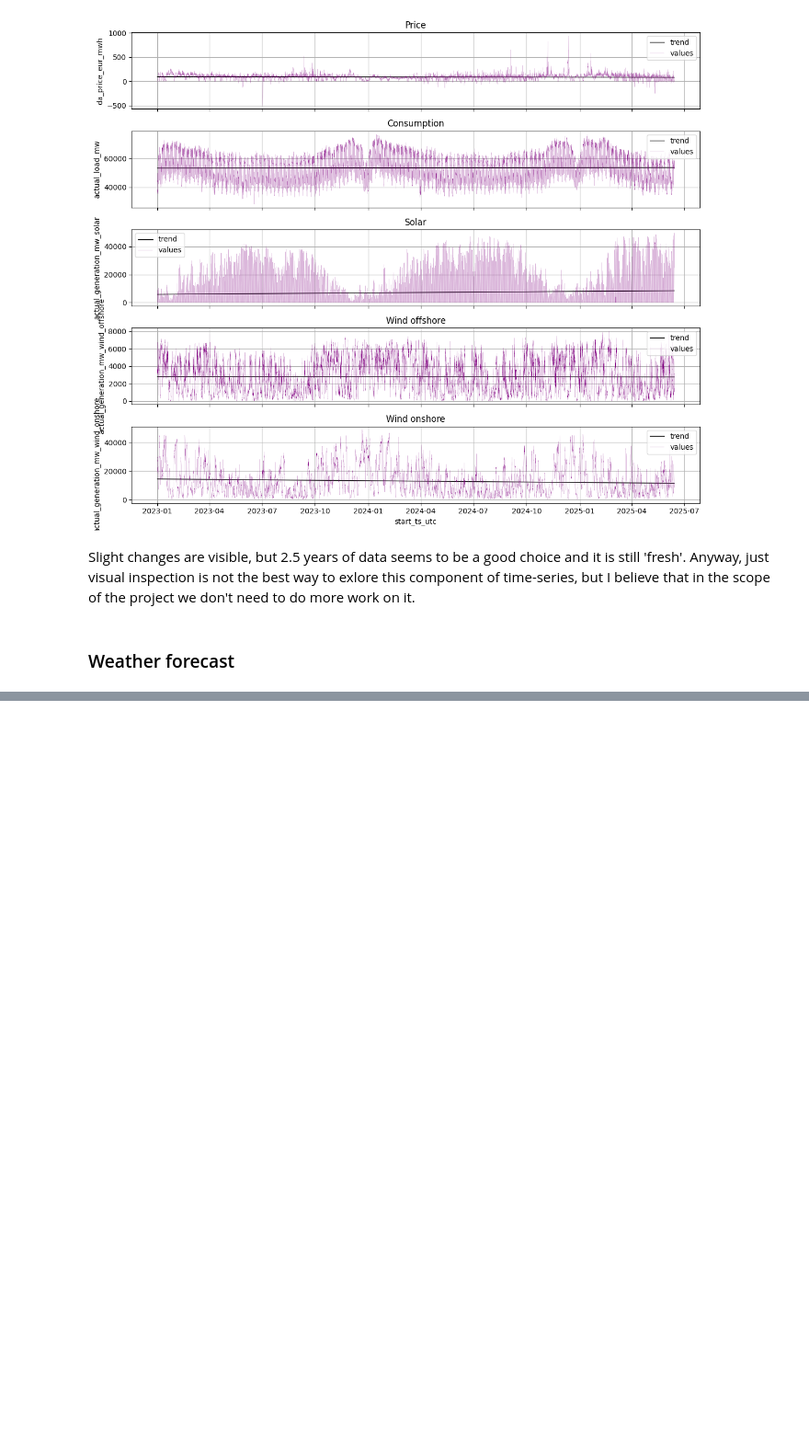
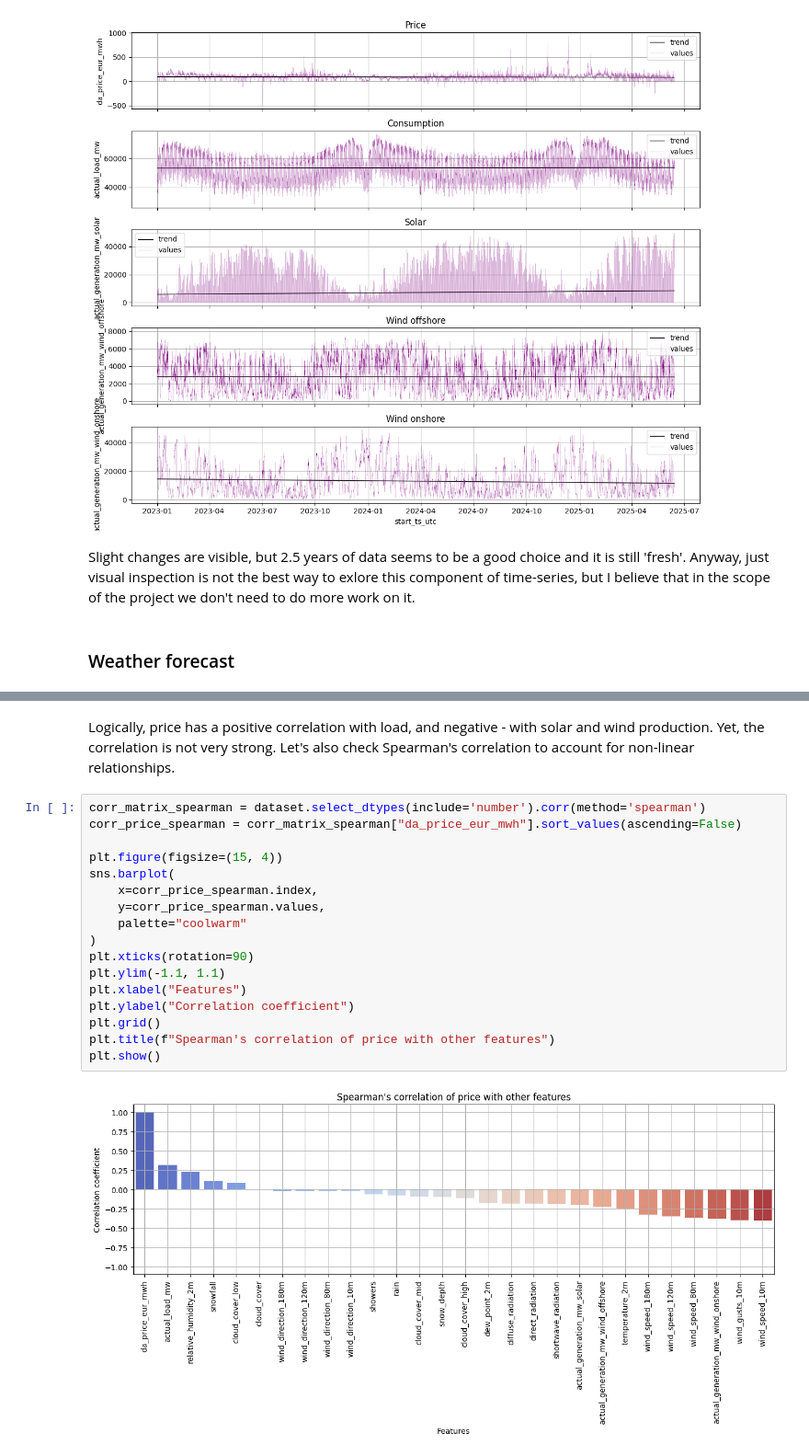
Before and after one commit to komyak9/Deep-Learning-for-Time-Series, a Jupyter notebook: notebooks/01_data_exploration.ipynb, the cells around one changed output, grey strips where cells are left out. Shown at 92% size. Drawn from its saved outputs; the diff is of its cells as text; blank space fills up the shorter version.

```diff
--- a/notebooks/01_data_exploration.ipynb
+++ b/notebooks/01_data_exploration.ipynb
@@ -414,0 +629,22 @@ Slight changes are visible, but 2.5 years of data seems to be a good choice and
+# %% [markdown]
+Logically, price has a positive correlation with load, and negative - with solar and wind production. Yet, the correlation is not very strong. </br>
+Let's also check Spearman's correlation to account for non-linear relationships.
+# %%
+corr_matrix_spearman = dataset.select_dtypes(include='number').corr(method='spearman')
+corr_price_spearman = corr_matrix_spearman["da_price_eur_mwh"].sort_values(ascending=False)
+
+plt.figure(figsize=(15, 4))
+sns.barplot(
+    x=corr_price_spearman.index,
+    y=corr_price_spearman.values,
+    palette="coolwarm"
+)
+plt.xticks(rotation=90)
+plt.ylim(-1.1, 1.1)
+plt.xlabel("Features")
+plt.ylabel("Correlation coefficient")
+plt.grid()
+plt.title(f"Spearman's correlation of price with other features")
+plt.show()
+# %% [output]
+[figure, added]
```
Also changed, not shown: parts of 28 cells of this notebook, 3 other files.
